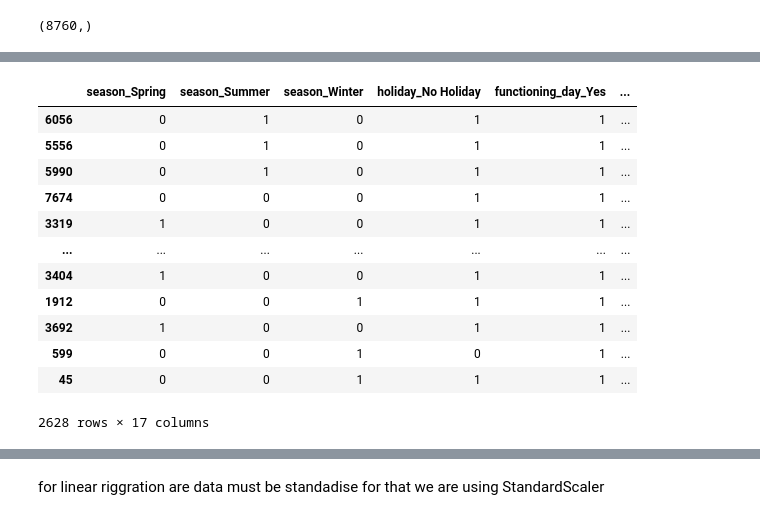
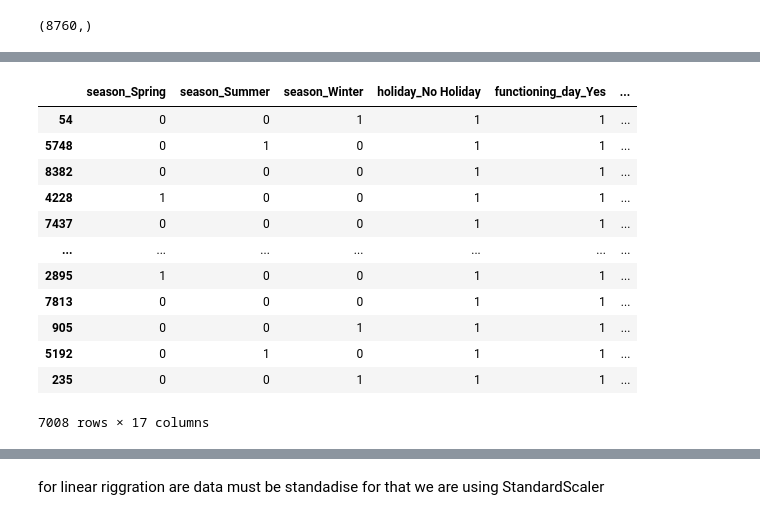
Before and after one commit to gkunal8019/Bike-Sharing-Demand-Prediction, a Jupyter notebook: Bike_Sharing_Demand_Prediction_Capstone_Project.ipynb, the cells around one changed output, grey strips where cells are left out. Drawn from its saved outputs; the diff is of its cells as text; code cells hidden in the pictures.

```diff
--- a/Bike_Sharing_Demand_Prediction_Capstone_Project.ipynb
+++ b/Bike_Sharing_Demand_Prediction_Capstone_Project.ipynb
@@ -464,5 +464,5 @@ sns.distplot(np.sqrt(df['bike_count']))
 # Train | Test Split for LR
 # %%
 # Train - Spliting  data
-x=final_df.drop(['bike_count'],axis=1)
+X=final_df.drop(['bike_count'],axis=1)
 # %%
@@ -477,4 +477,4 @@ y.shape
 (8760,)
 # %%
 from sklearn.model_selection import train_test_split
-x_train,x_test,y_train,y_test=train_test_split(x,y,test_size=0.3,random_state=42)
+X_train,X_test,y_train,y_test=train_test_split(X,y,test_size=0.2,random_state=1)
@@ -497,16 +481,16 @@ x_train
-# %%
-x_test
-# %% [output]
-|  | season_Spring | season_Summer | season_Winter | holiday_No Holiday | functioning_day_Yes | ... |
-| 6056 | 0 | 1 | 0 | 1 | 1 | ... |
-| 5556 | 0 | 1 | 0 | 1 | 1 | ... |
-| 5990 | 0 | 1 | 0 | 1 | 1 | ... |
-| 7674 | 0 | 0 | 0 | 1 | 1 | ... |
-| 3319 | 1 | 0 | 0 | 1 | 1 | ... |
-| ... | ... | ... | ... | ... | ... | ... |
-| 3404 | 1 | 0 | 0 | 1 | 1 | ... |
-| 1912 | 0 | 0 | 1 | 1 | 1 | ... |
-| 3692 | 1 | 0 | 0 | 1 | 1 | ... |
-| 599 | 0 | 0 | 1 | 0 | 1 | ... |
-| 45 | 0 | 0 | 1 | 1 | 1 | ... |
-2628 rows × 17 columns
+# %%
+X_train
+# %% [output]
+|  | season_Spring | season_Summer | season_Winter | holiday_No Holiday | functioning_day_Yes | ... |
+| 54 | 0 | 0 | 1 | 1 | 1 | ... |
+| 5748 | 0 | 1 | 0 | 1 | 1 | ... |
+| 8382 | 0 | 0 | 0 | 1 | 1 | ... |
+| 4228 | 1 | 0 | 0 | 1 | 1 | ... |
+| 7437 | 0 | 0 | 0 | 1 | 1 | ... |
+| ... | ... | ... | ... | ... | ... | ... |
+| 2895 | 1 | 0 | 0 | 1 | 1 | ... |
+| 7813 | 0 | 0 | 0 | 1 | 1 | ... |
+| 905 | 0 | 0 | 1 | 1 | 1 | ... |
+| 5192 | 0 | 1 | 0 | 1 | 1 | ... |
+| 235 | 0 | 0 | 1 | 1 | 1 | ... |
+7008 rows × 17 columns
```
Also changed, not shown: parts of 26 cells of this notebook.
